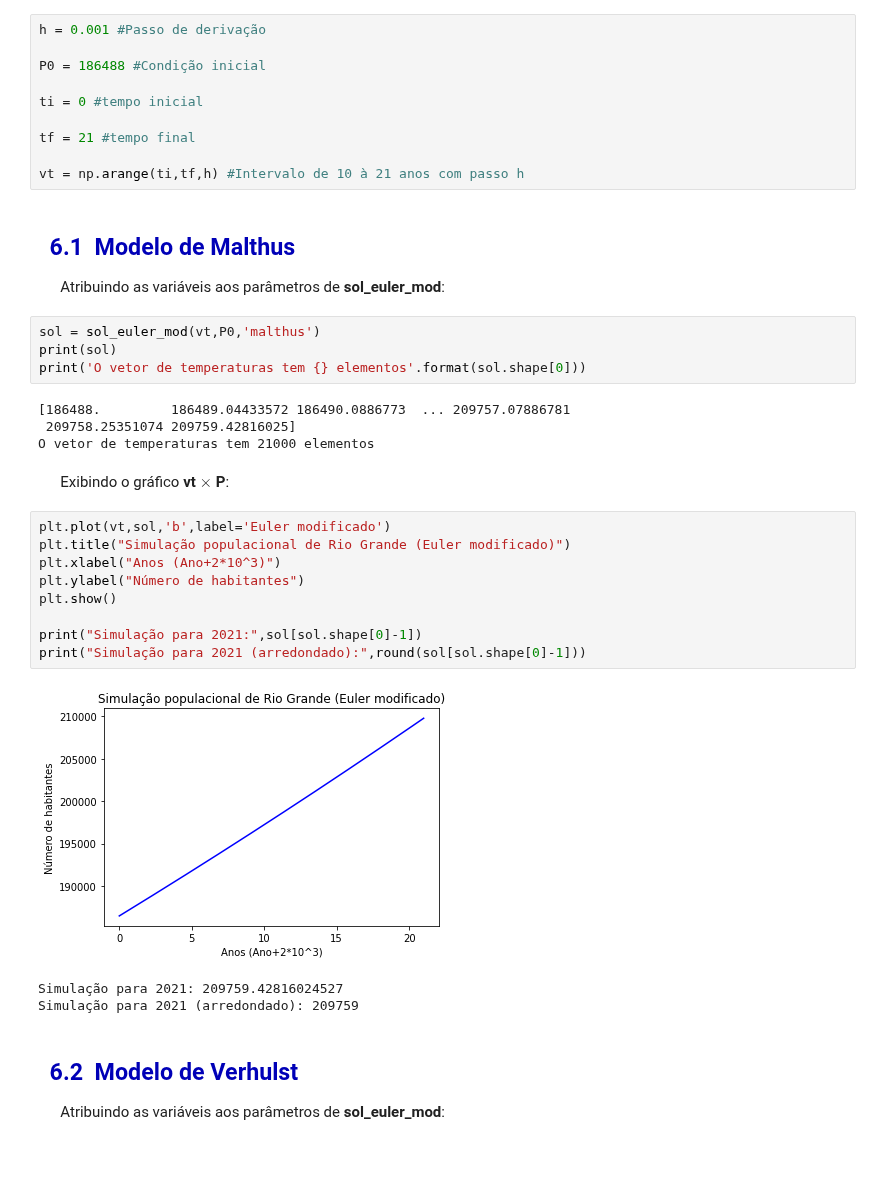
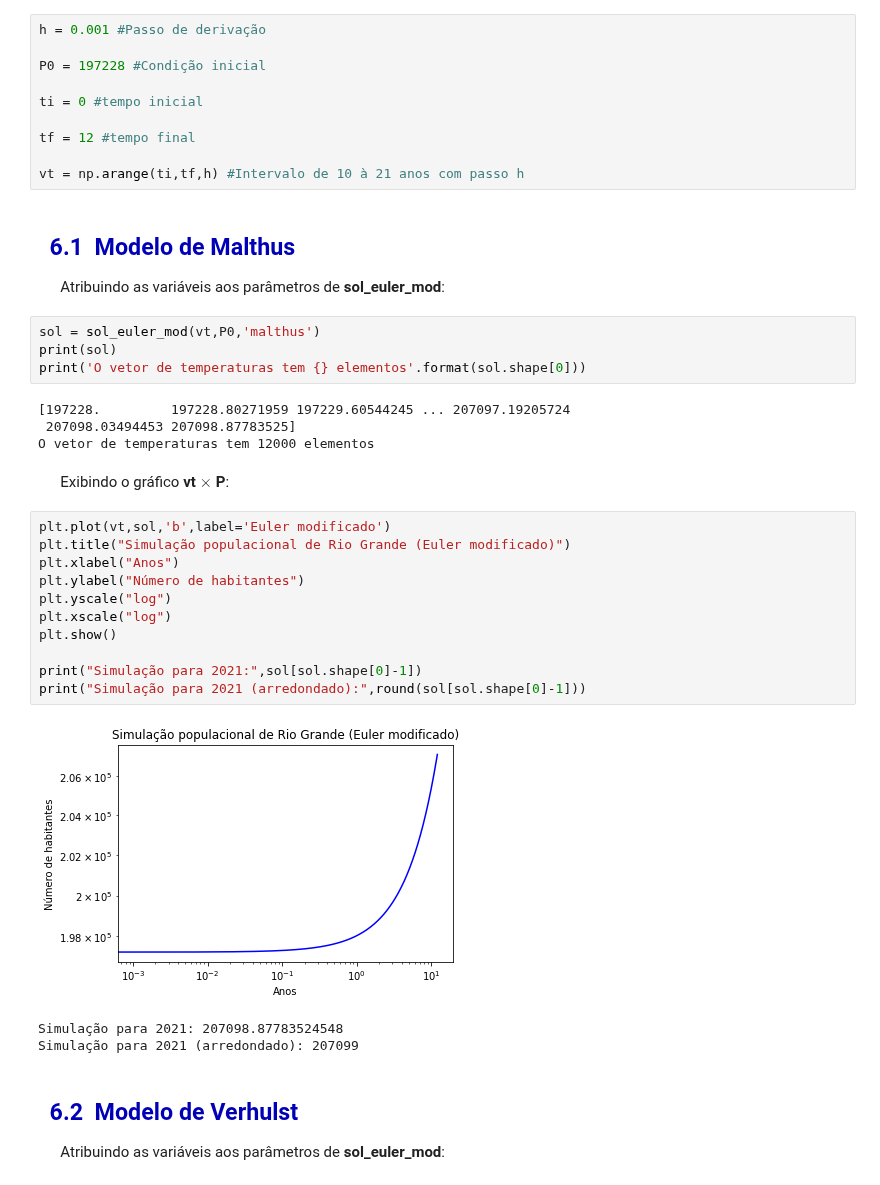
Before and after one commit to LaboratorioIPythonFURG/Modelo-Populacional-Malthus, a Jupyter notebook: Jupyter/6_euler_mod.ipynb, the cells around one changed output. Saved outputs shown, nothing was run; the diff lists cells and outputs as text; blank space fills up the shorter version.

Commit message:
plot-escalas

```diff
--- a/Jupyter/6_euler_mod.ipynb
+++ b/Jupyter/6_euler_mod.ipynb
@@ -48,11 +48,11 @@ from sol_euler_mod import sol_euler_mod
 # %%
 h = 0.001 #Passo de derivação
 
-P0 = 186488 #Condição inicial
+P0 = 197228 #Condição inicial
 
 ti = 0 #tempo inicial
 
-tf = 21 #tempo final
+tf = 12 #tempo final
 
 vt = np.arange(ti,tf,h) #Intervalo de 10 à 21 anos com passo h
 # %% [markdown]
@@ -64,24 +64,26 @@ sol = sol_euler_mod(vt,P0,'malthus')
 print(sol)
 print('O vetor de temperaturas tem {} elementos'.format(sol.shape[0]))
 # %% [output]
-[186488.         186489.04433572 186490.0886773  ... 209757.07886781
- 209758.25351074 209759.42816025]
-O vetor de temperaturas tem 21000 elementos
+[197228.         197228.80271959 197229.60544245 ... 207097.19205724
+ 207098.03494453 207098.87783525]
+O vetor de temperaturas tem 12000 elementos
 # %% [markdown]
 &nbsp; &nbsp; &nbsp; Exibindo o gráfico <b>vt</b> $\times$ <b>P</b>:
 # %%
 plt.plot(vt,sol,'b',label='Euler modificado')
 plt.title("Simulação populacional de Rio Grande (Euler modificado)")
-plt.xlabel("Anos (Ano+2*10^3)")
+plt.xlabel("Anos")
 plt.ylabel("Número de habitantes")
+plt.yscale("log")
+plt.xscale("log")
 plt.show()
 
 print("Simulação para 2021:",sol[sol.shape[0]-1])
 print("Simulação para 2021 (arredondado):",round(sol[sol.shape[0]-1]))
 # %% [output]
-[figure, old version]
+[figure, new version]
-Simulação para 2021: 209759.42816024527
-Simulação para 2021 (arredondado): 209759
+Simulação para 2021: 207098.87783524548
+Simulação para 2021 (arredondado): 207099
 # %% [markdown]
 <h2 style='color:#0000b7' >&nbsp; 6.2 &nbsp;Modelo de Verhulst</h2>
 
```
Also changed, not shown: parts of 3 cells of this notebook.
